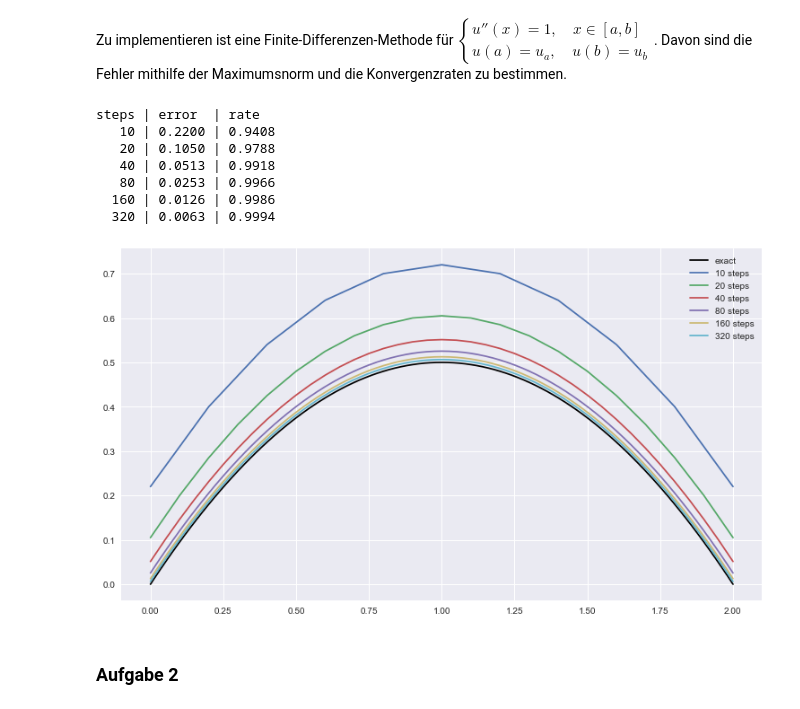
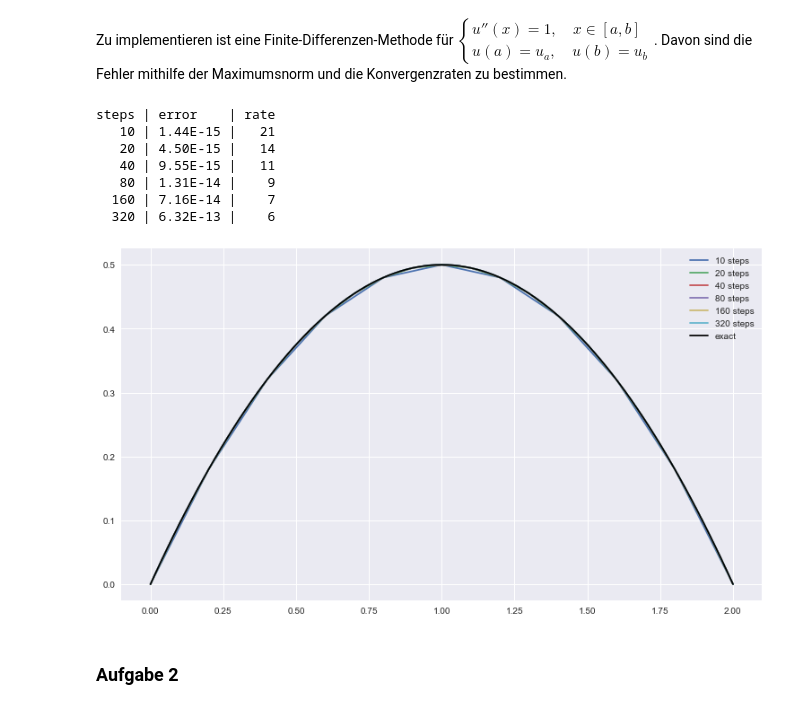
Before and after one commit to maxstollmayer/NuMeDiffG, a Jupyter notebook: Aufgabenblatt 5/Aufgabenblatt 5 Lösung.ipynb, the cells around one changed output. Saved outputs shown, nothing was run; the diff lists cells and outputs as text; code cells hidden in the pictures.

```diff
--- a/Aufgabenblatt 5/Aufgabenblatt 5 Lösung.ipynb
+++ b/Aufgabenblatt 5/Aufgabenblatt 5 Lösung.ipynb
@@ -47,15 +47,3 @@ def TDMA(T, y):
         x[k] = d[k] - c[k] * x[k+1]
 
     return x
-# %%
-def FDM(f, grid, ua, ub):
-    n = len(grid)
-    h = grid[1] - grid[0]
-
-    y = f(grid)
-    y[0] -= ua / h**2
-    y[-1] -= ub / h**2
-
-    T = np.diagflat(-2 * np.ones(n)) + np.diagflat(np.ones(n-1),-1) + np.diagflat(np.ones(n-1),1)
-
-    return TDMA(T / h**2, y)
@@ -75,44 +84,48 @@ def order2(errors, hs):
 # %%
 def f(x):
     return -1 if isinstance(x, (int, float)) else -np.ones(len(x))
 
 def exact(x):
     return -x**2 / 2 + x
 
 steps = 10 * 2**np.arange(6)
 a = 0
 b = 2
 ua = ub = 0
 
-x = np.linspace(0, 2, 101)
-plt.plot(x, exact(x), "k", label="exact")
-
 errors = ()
+rates = ()
 
 for N in steps:
     h = (b - a) / N
     grid = a + h * np.arange(N+1)
+
     u = FDM(f, grid, ua, ub)
-    plt.plot(grid, u, label=f"{N} steps")
-    errors += (error(u, exact(grid)),)
+
+    e = error(u, exact(grid))
+    errors += (e,)
     rates += (order(e, h),)
 
+    plt.plot(grid, u, label=f"{N} steps")
+
 rates = order(errors,(b-a)/steps)
-print("steps | error  | rate")
+print("steps | error    | rate")
 for N, e, r in zip(steps, errors, rates):
-    print(f"  {N:3g} | {e:.4f} | {r:.4f}")
+    print(f"  {N:3.0f} | {e:.2E} |   {r:2.0f}")
 
+x = np.linspace(0, 2, 101)
+plt.plot(x, exact(x), "k", label="exact")
 plt.legend()
 plt.show()
 # %% [output]
-steps | error  | rate
-   10 | 0.2200 | 0.9408
-   20 | 0.1050 | 0.9788
-   40 | 0.0513 | 0.9918
-   80 | 0.0253 | 0.9966
-  160 | 0.0126 | 0.9986
-  320 | 0.0063 | 0.9994
+steps | error    | rate
+   10 | 1.44E-15 |   21
+   20 | 4.50E-15 |   14
+   40 | 9.55E-15 |   11
+   80 | 1.31E-14 |    9
+  160 | 7.16E-14 |    7
+  320 | 6.32E-13 |    6
-[figure, old version]
+[figure, new version]
 # %% [markdown]
 ### Aufgabe 2
 # %% [markdown]
```
Also changed, not shown: parts of 4 cells of this notebook.
